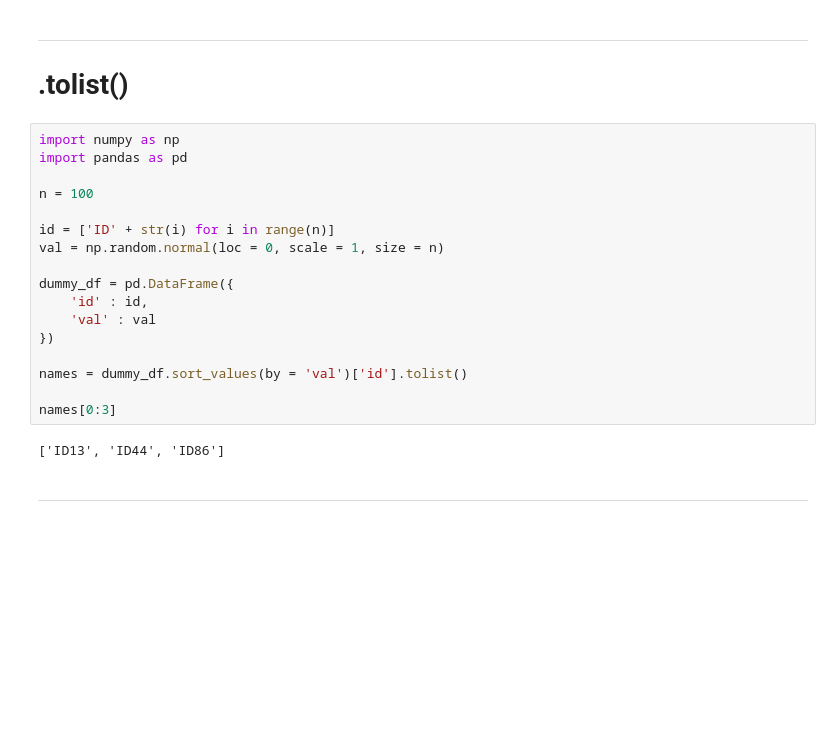
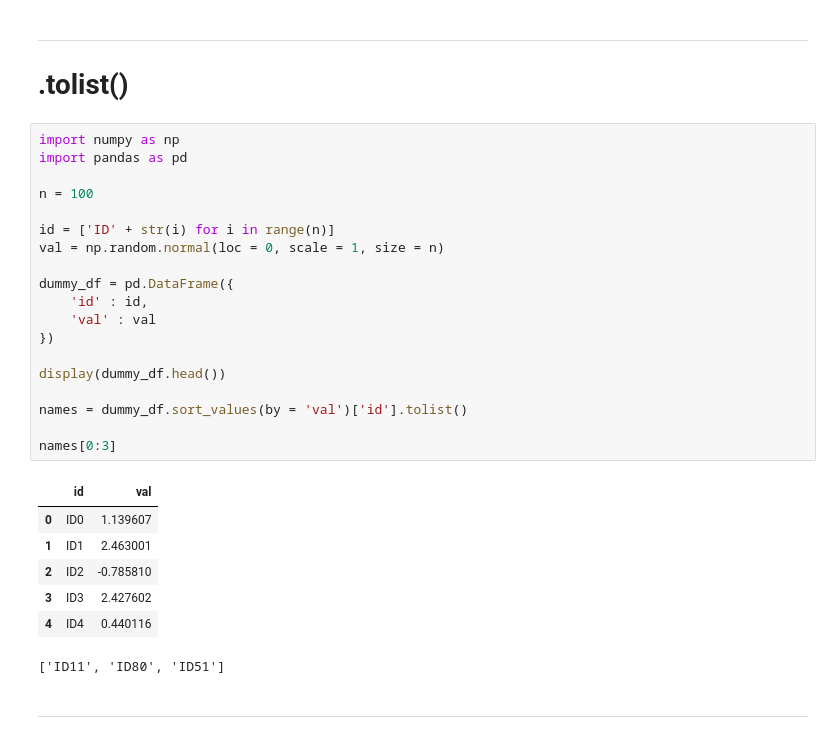
Before and after one commit to ulasuregen/Data-Analysis-and-Visualization-in-Python, a Jupyter notebook: Exercises/generalNotes.ipynb, the cells around one changed output. Saved outputs shown, nothing was run; the diff lists cells and outputs as text; blank space fills up the shorter version.

```diff
--- a/Exercises/generalNotes.ipynb
+++ b/Exercises/generalNotes.ipynb
@@ -87,22 +87,30 @@ Index(['Thur', 'Fri', 'Sat', 'Sun'], dtype='object')
 # %%
 import numpy as np
 import pandas as pd
 
 n = 100
 
 id = ['ID' + str(i) for i in range(n)]
 val = np.random.normal(loc = 0, scale = 1, size = n)
 
 dummy_df = pd.DataFrame({
     'id' : id,
     'val' : val
 })
 
+display(dummy_df.head())
+
 names = dummy_df.sort_values(by = 'val')['id'].tolist()
 
 names[0:3]
 # %% [output]
+|  | id | val |
+| 0 | ID0 | 1.139607 |
+| 1 | ID1 | 2.463001 |
+| 2 | ID2 | -0.785810 |
+| 3 | ID3 | 2.427602 |
+| 4 | ID4 | 0.440116 |
-['ID13', 'ID44', 'ID86']
+['ID11', 'ID80', 'ID51']
 # %% [markdown]
 -------
 # %% [markdown]
```
Also changed, not shown: parts of 8 cells of this notebook, 11 other files.
